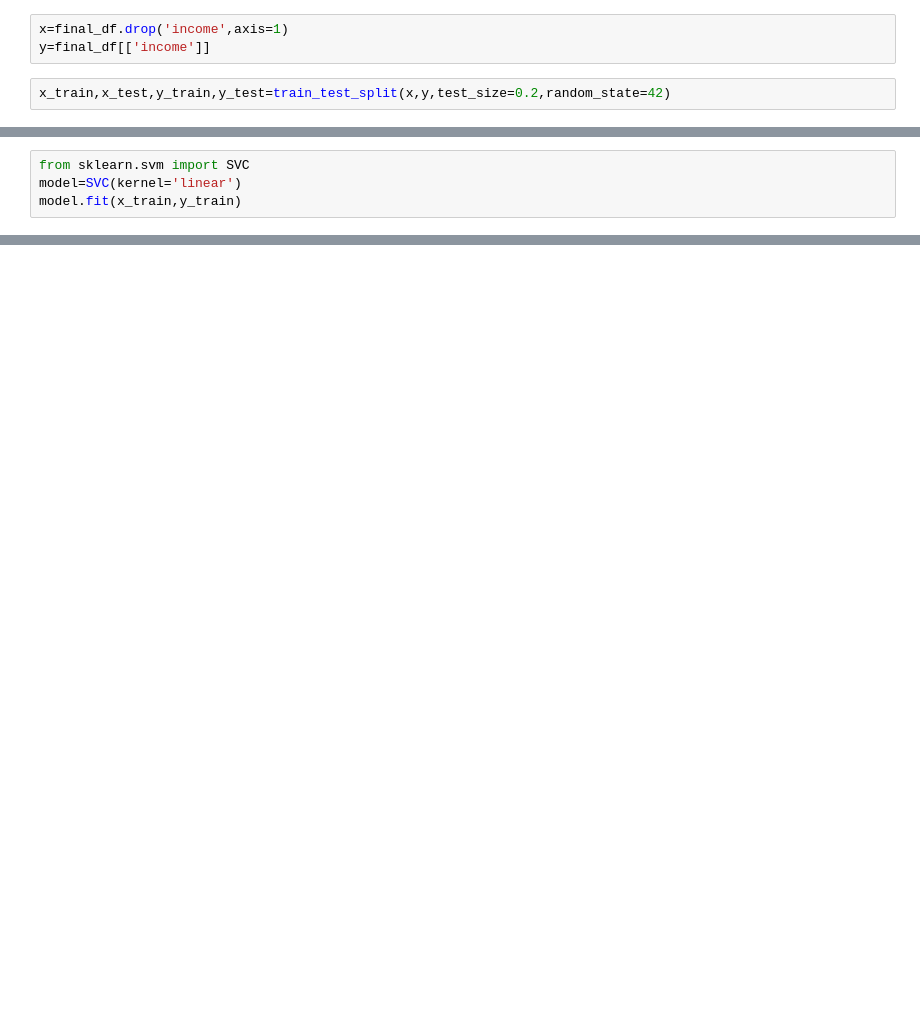
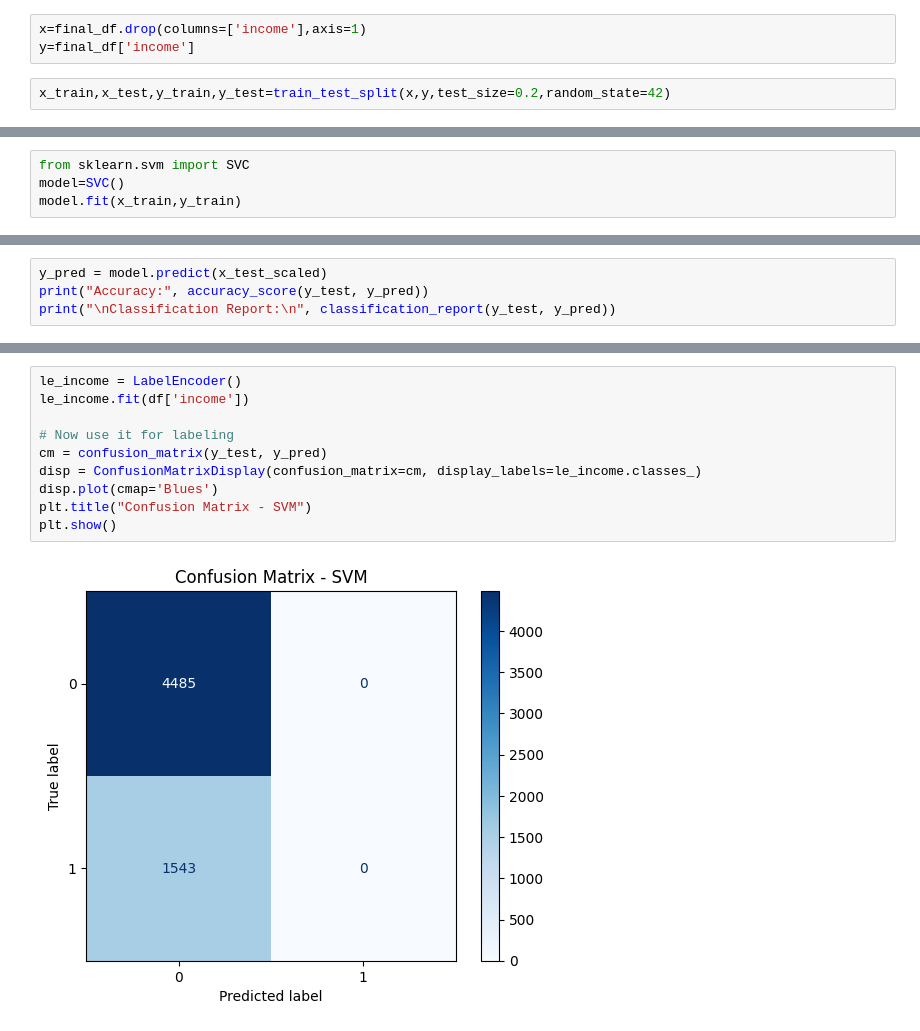
Before and after one commit to ds-mohit/Machine-Learning, a Jupyter notebook: SVM/sVM.ipynb, the cells around one changed output, grey strips where cells are left out. Saved outputs shown, nothing was run; the diff lists cells and outputs as text; blank space fills up the shorter version.

```diff
--- a/SVM/sVM.ipynb
+++ b/SVM/sVM.ipynb
@@ -191,8 +193,8 @@ final_df.head()
 | 3 | 53 | 7 | 0 | 0 | 40 | 0 | 2 | 1 | ... |
 | 4 | 28 | 13 | 0 | 0 | 40 | 0 | 2 | 9 | ... |
 # %%
-x=final_df.drop('income',axis=1)
-y=final_df[['income']]
+x=final_df.drop(columns=['income'],axis=1)
+y=final_df['income']
 # %%
 x_train,x_test,y_train,y_test=train_test_split(x,y,test_size=0.2,random_state=42)
 # %%
@@ -208,4 +206,4 @@ new_data_scaled = scaler.transform(pd.DataFrame([new_data]))
 # %%
 from sklearn.svm import SVC
-model=SVC(kernel='linear')
+model=SVC()
 model.fit(x_train,y_train)
@@ -211,0 +212,4 @@ model.fit(x_train,y_train)
+# %%
+y_pred = model.predict(x_test_scaled)
+print("Accuracy:", accuracy_score(y_test, y_pred))
+print("\nClassification Report:\n", classification_report(y_test, y_pred))
@@ -211,0 +228,12 @@ model.fit(x_train,y_train)
+# %%
+le_income = LabelEncoder()
+le_income.fit(df['income'])
+
+# Now use it for labeling
+cm = confusion_matrix(y_test, y_pred)
+disp = ConfusionMatrixDisplay(confusion_matrix=cm, display_labels=le_income.classes_)
+disp.plot(cmap='Blues')
+plt.title("Confusion Matrix - SVM")
+plt.show()
+# %% [output]
+[figure, added]
```
Also changed, not shown: parts of 7 cells of this notebook, 12 other files.
